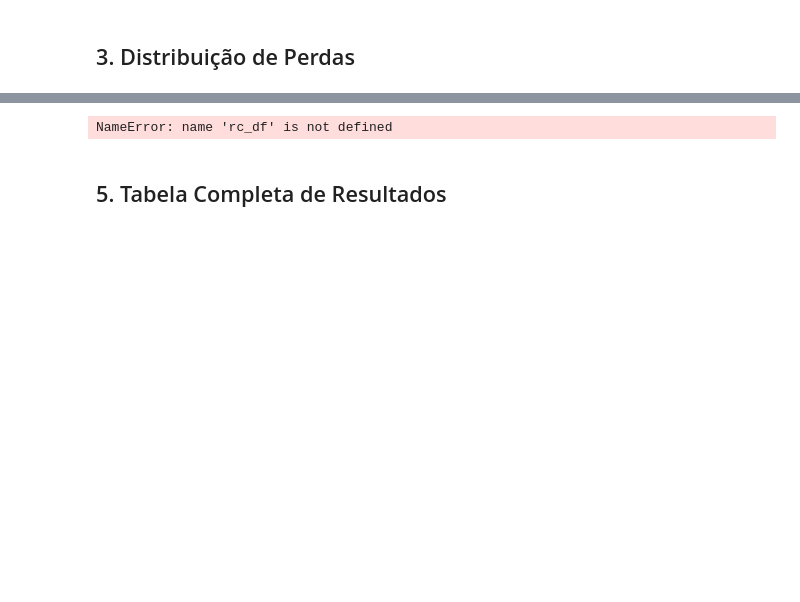
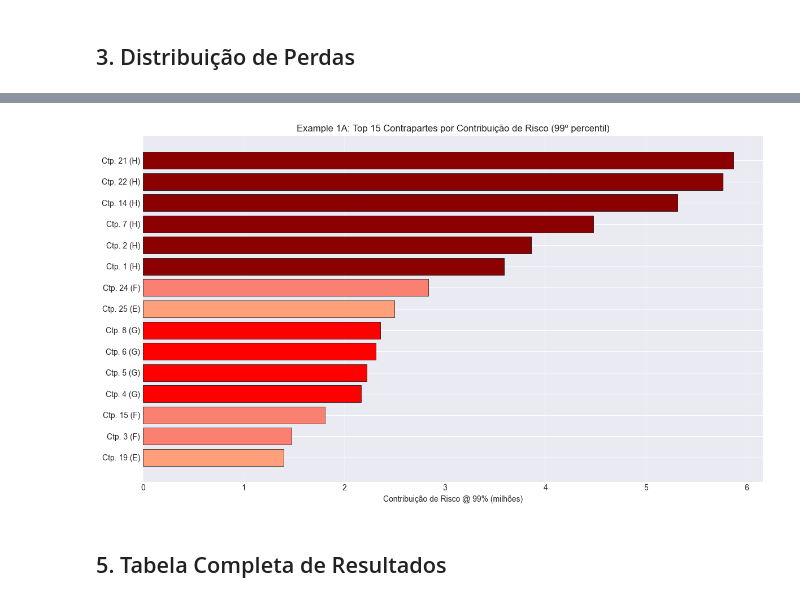
Before and after one commit to hoteixeira/credit-risk-plus, a Jupyter notebook: notebooks/04_exemplo_1A.ipynb, the cells around one changed output, grey strips where cells are left out. Cells and saved outputs as stored; diff of their text form; code cells hidden in the pictures; blank space fills up the shorter version.

```diff
--- a/notebooks/04_exemplo_1A.ipynb
+++ b/notebooks/04_exemplo_1A.ipynb
@@ -270,0 +324,25 @@ ValueError: Distribuição não foi calculada ou variância é zero.
+# %%
+# Calcula contribuições de risco por contraparte (Apêndice A, Eq 98-103)
+# Decomposição aditiva: RC_A = EL_A + (VaR - EL) * (μ_A / μ_total)
+v_bands = np.maximum(np.ceil(net_exposures / unit_size).astype(int), 1)
+epsilons = net_exposures * mean_dr / unit_size
+mus_per_obligor = epsilons / v_bands  # contribuição de cada contraparte ao μ total
+mu_total = mus_per_obligor.sum()
+
+el_contrib = net_exposures * mean_dr  # EL_A = p_A * E_A
+rc_99 = el_contrib + (var_99 - el) * (mus_per_obligor / mu_total)
+
+rc_df = pd.DataFrame({
+    'obligor_id': portfolio_1a['obligor_id'].values,
+    'exposure': net_exposures,
+    'rating': portfolio_1a['rating'].values,
+    'expected_loss': el_contrib,
+    'risk_contribution_99pct': rc_99,
+})
+
+print("\n=== CONTRIBUIÇÕES DE RISCO ===")
+print(f"\nSoma das EL por contraparte:          ${rc_df['expected_loss'].sum():,.0f}")
+print(f"Perda Esperada do portfólio:          ${el:,.0f}")
+print(f"\nSoma das RC @ 99º percentil:          ${rc_df['risk_contribution_99pct'].sum():,.0f}")
+print(f"VaR(99%) do portfólio:                ${var_99:,.0f}")
+print(f"Diferença (erro de arredondamento):   ${var_99 - rc_df['risk_contribution_99pct'].sum():,.0f}")
@@ -284,10 +389,22 @@ NameError: name 'rc_df' is not defined
-# %%
-# Visualiza contribuições de risco
-fig = plots.plot_risk_contributions(rc_df, top_n=15, figsize=(12, 8))
-plt.tight_layout()
-plt.show()
-# %% [output]
-NameError: name 'rc_df' is not defined
+# %%
+# Visualiza contribuições de risco (top 15)
+rc_sorted = rc_df.nlargest(15, 'risk_contribution_99pct').sort_values('risk_contribution_99pct')
+
+fig, ax = plt.subplots(figsize=(12, 7))
+colors_rc = [colors_by_rating.get(r, 'gray') for r in rc_sorted['rating']]
+bars = ax.barh(
+    [f"Ctp. {i} ({r})" for i, r in zip(rc_sorted['obligor_id'], rc_sorted['rating'])],
+    rc_sorted['risk_contribution_99pct'] / 1e6,
+    color=colors_rc,
+    edgecolor='black', linewidth=0.5,
+)
+ax.set_xlabel('Contribuição de Risco @ 99% (milhões)')
+ax.set_title('Example 1A: Top 15 Contrapartes por Contribuição de Risco (99º percentil)')
+ax.grid(axis='x', alpha=0.3)
+plt.tight_layout()
+plt.show()
+# %% [output]
+[figure, added]
 # %% [markdown]
 ## 5. Tabela Completa de Resultados
 # %%
```
Also changed, not shown: parts of 21 cells of this notebook, 14 other files.
